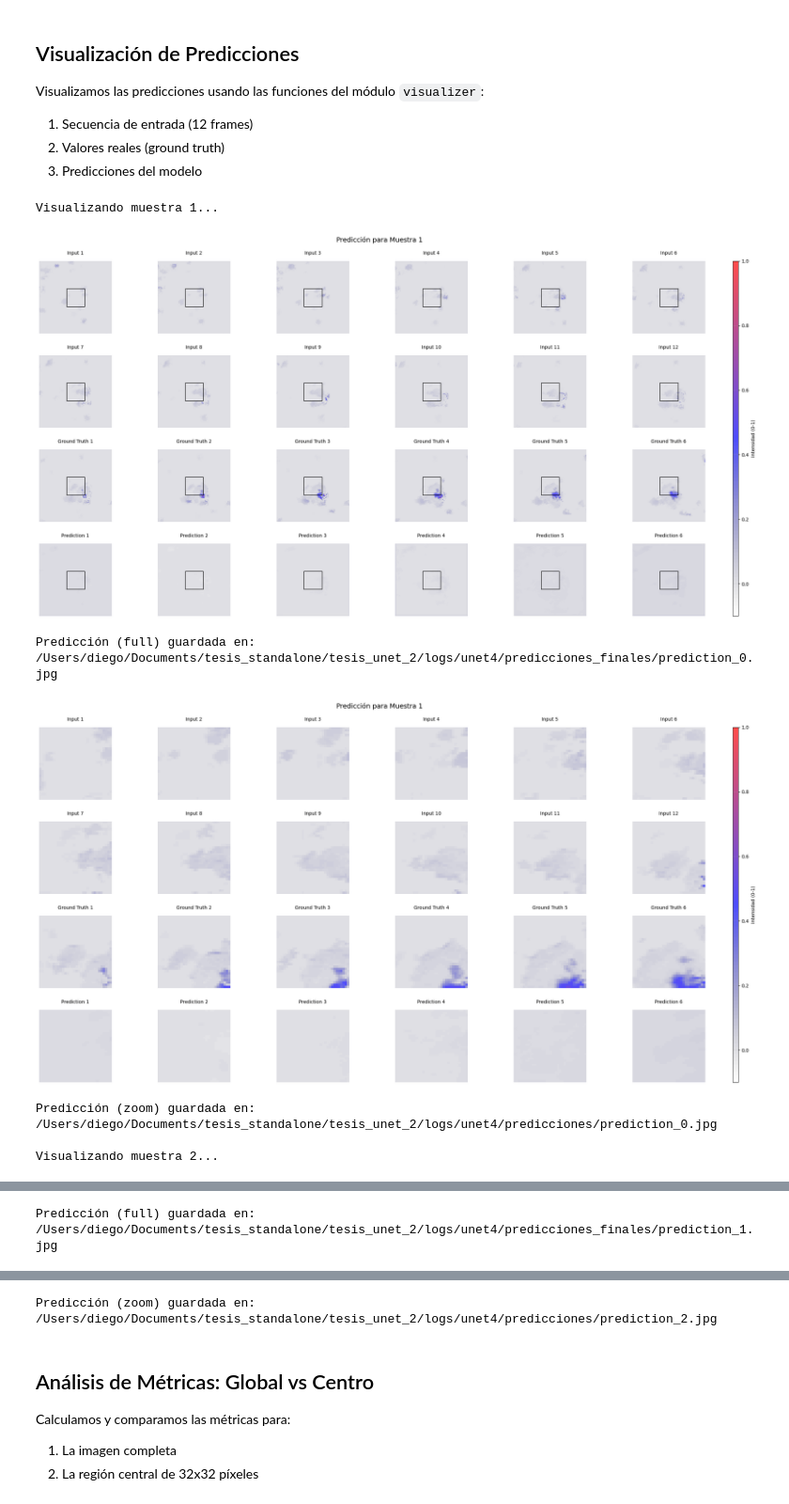
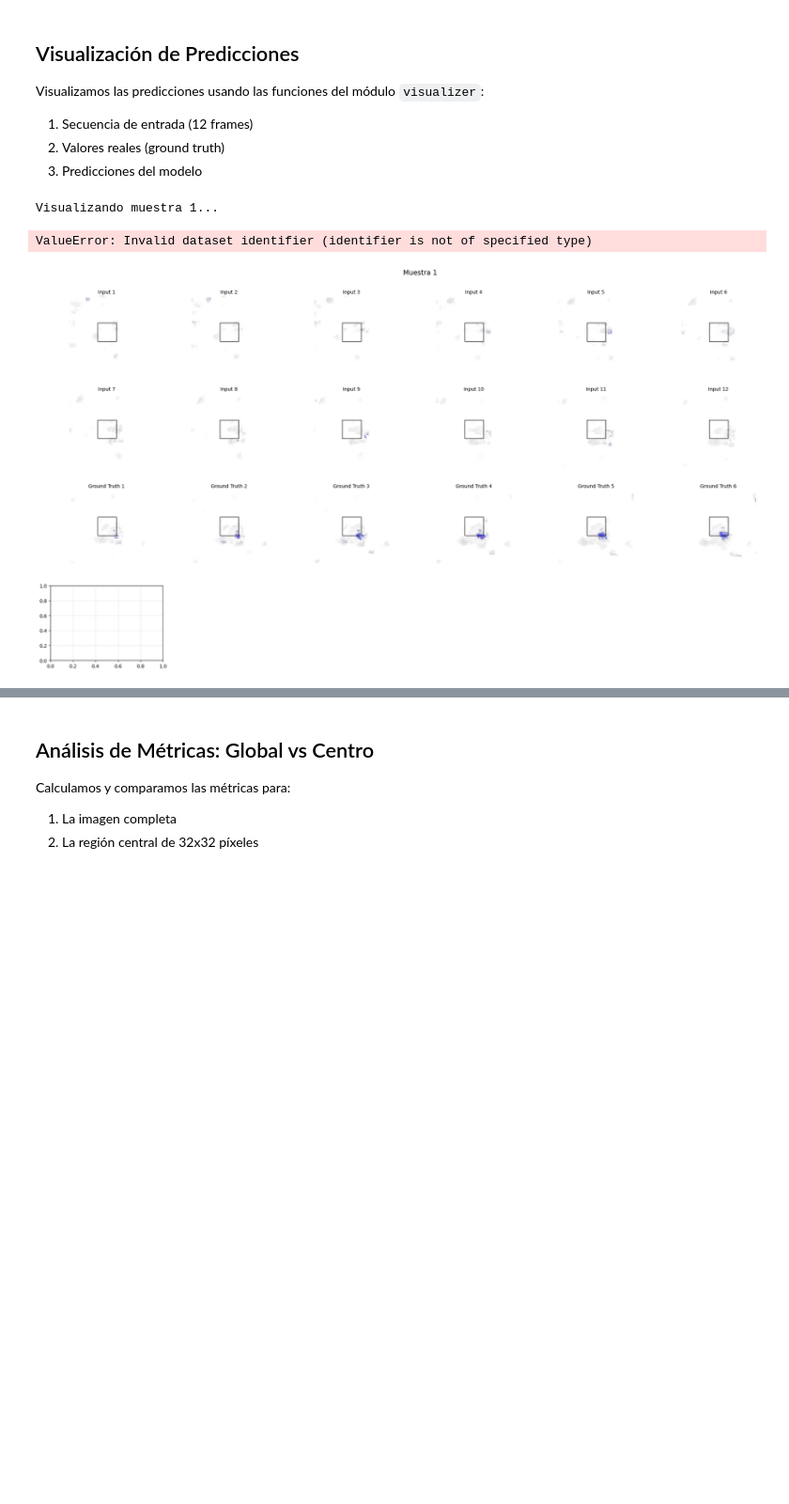
Before and after one commit to drangelv/unet_2, a Jupyter notebook: notebooks/evaluacion.ipynb, the cells around one changed output, grey strips where cells are left out. Shown at 94% size. Saved outputs shown, nothing was run; the diff lists cells and outputs as text; code cells hidden in the pictures; blank space fills up the shorter version.

```diff
--- a/notebooks/evaluacion.ipynb
+++ b/notebooks/evaluacion.ipynb
@@ -45,3 +45,30 @@ plt.rcParams.update({
     'ytick.labelsize': 10
 })
 %matplotlib inline
+# %%
+# Abrir el archivo H5
+h5_path = '/Users/diego/Documents/tesis_standalone/tesis_unet_2/logs/unet3/test_results.h5'
+
+def print_h5_structure(name, obj):
+    """Función helper para imprimir la estructura completa del archivo H5"""
+    indent = "  " * name.count("/")
+    if isinstance(obj, h5py.Dataset):
+        print(f"{indent}Dataset: {name.split('/')[-1]}")
+        print(f"{indent}  Shape: {obj.shape}")
+        print(f"{indent}  Type: {obj.dtype}")
+        if len(obj.attrs) > 0:
+            print(f"{indent}  Attributes:")
+            for key, val in obj.attrs.items():
+                print(f"{indent}    {key}: {val}")
+    elif isinstance(obj, h5py.Group):
+        print(f"{indent}Group: {name.split('/')[-1]}")
+        if len(obj.attrs) > 0:
+            print(f"{indent}  Attributes:")
+            for key, val in obj.attrs.items():
+                print(f"{indent}    {key}: {val}")
+
+# Abrir y explorar el archivo
+with h5py.File(h5_path, 'r') as f:
+    print("Estructura del archivo H5:")
+    print("========================")
+    f.visititems(print_h5_structure)
@@ -228,9 +316,8 @@ for idx in range(3):
                          left=0.02, right=0.98, bottom=0.05, top=0.92,
                          wspace=0.1, hspace=0.3)
 
-        # Determinar el timestamp de predicción
-        pred_timestamp = format_timestamp(timestamps[12]) if timestamps else f"Muestra {idx+1}"
-        plt.suptitle(f'Predicción para {pred_timestamp}', y=0.98, fontsize=14)
+        # Título de la visualización
+        plt.suptitle(f'Muestra {idx+1}', y=0.98, fontsize=14)
 
         # Mostrar frames de entrada (primeros 6)
         for i in range(6):
@@ -241,8 +328,7 @@ for idx in range(3):
             im = ax.imshow(frame_data, cmap=custom_cmap, vmin=vmin, vmax=vmax)
             if viz_type == 'full':
                 draw_central_rectangle(ax, frame_data)
-            timestamp = format_timestamp(timestamps[i]) if timestamps else ""
-            ax.set_title(f'Input {i+1}\n{timestamp}', fontsize=10, pad=2)
+            ax.set_title(f'Input {i+1}', fontsize=10, pad=2)
             ax.axis('off')
 
         # Mostrar frames de entrada (últimos 6)
@@ -254,8 +340,7 @@ for idx in range(3):
             im = ax.imshow(frame_data, cmap=custom_cmap, vmin=vmin, vmax=vmax)
             if viz_type == 'full':
                 draw_central_rectangle(ax, frame_data)
-            timestamp = format_timestamp(timestamps[i]) if timestamps else ""
-            ax.set_title(f'Input {i+1}\n{timestamp}', fontsize=10, pad=2)
+            ax.set_title(f'Input {i+1}', fontsize=10, pad=2)
             ax.axis('off')
 
         # Mostrar frames de ground truth
@@ -266,40 +351,34 @@ for idx in range(3):
                 frame_data = get_center_crop(frame_data)
             im = ax.imshow(frame_data, cmap=custom_cmap, vmin=vmin, vmax=vmax)
             if viz_type == 'full':
                 draw_central_rectangle(ax, frame_data)
-            timestamp = format_timestamp(timestamps[12+i]) if timestamps else ""
-            ax.set_title(f'Ground Truth {i+1}\n{timestamp}', fontsize=10, pad=2)
+            ax.set_title(f'Ground Truth {i+1}', fontsize=10, pad=2)
             ax.axis('off')
 
         # Mostrar frames de predicción
         for i in range(6):
             ax = fig.add_subplot(gs[3, i])
             frame_data = predictions[idx, i] * 100.0 if predictions[idx, i].max() <= 1.0 else predictions[idx, i]
             if viz_type == 'zoom':
                 frame_data = get_center_crop(frame_data)
             im = ax.imshow(frame_data, cmap=custom_cmap, vmin=vmin, vmax=vmax)
             if viz_type == 'full':
                 draw_central_rectangle(ax, frame_data)
-            timestamp = format_timestamp(timestamps[12+i]) if timestamps else ""
-            ax.set_title(f'Prediction {i+1}\n{timestamp}', fontsize=10, pad=2)
+            ax.set_title(f'Prediction {i+1}', fontsize=10, pad=2)
             ax.axis('off')
 
         # Añadir colorbar en la última columna del GridSpec
         cbar_ax = fig.add_subplot(gs[:, -1])
         cbar = plt.colorbar(im, cax=cbar_ax, orientation='vertical')
         cbar.set_label('Intensidad (0-100)', fontsize=10)
 
         # Guardar y mostrar
         output_dir = output_dir_full if viz_type == 'full' else output_dir_zoom
         plt_filename = os.path.join(output_dir, f"prediction_{idx}.jpg")
         plt.savefig(plt_filename, dpi=300, bbox_inches='tight')
         plt.show()
         print(f"Predicción ({viz_type}) guardada en: {plt_filename}")
 # %% [output]
 Visualizando muestra 1...
+ValueError: Invalid dataset identifier (identifier is not of specified type)
-[figure, old version]
+[figure, new version]
-Predicción (full) guardada en: /Users/diego/Documents/tesis_standalone/tesis_unet_2/logs/unet4/predicciones_finales/prediction_0.jpg
-[figure, removed]
-Predicción (zoom) guardada en: /Users/diego/Documents/tesis_standalone/tesis_unet_2/logs/unet4/predicciones/prediction_0.jpg
-
-Visualizando muestra 2...
@@ -307 +384,0 @@ Visualizando muestra 2...
-Predicción (full) guardada en: /Users/diego/Documents/tesis_standalone/tesis_unet_2/logs/unet4/predicciones_finales/prediction_1.jpg
@@ -315,4 +385,3 @@ Predicción (full) guardada en: /Users/diego/Documents/tesis_standalone/tesis_un
-Predicción (zoom) guardada en: /Users/diego/Documents/tesis_standalone/tesis_unet_2/logs/unet4/predicciones/prediction_2.jpg
 # %% [markdown]
 ## Análisis de Métricas: Global vs Centro
 
```
Also changed, not shown: parts of 6 cells of this notebook, 14 other files.
